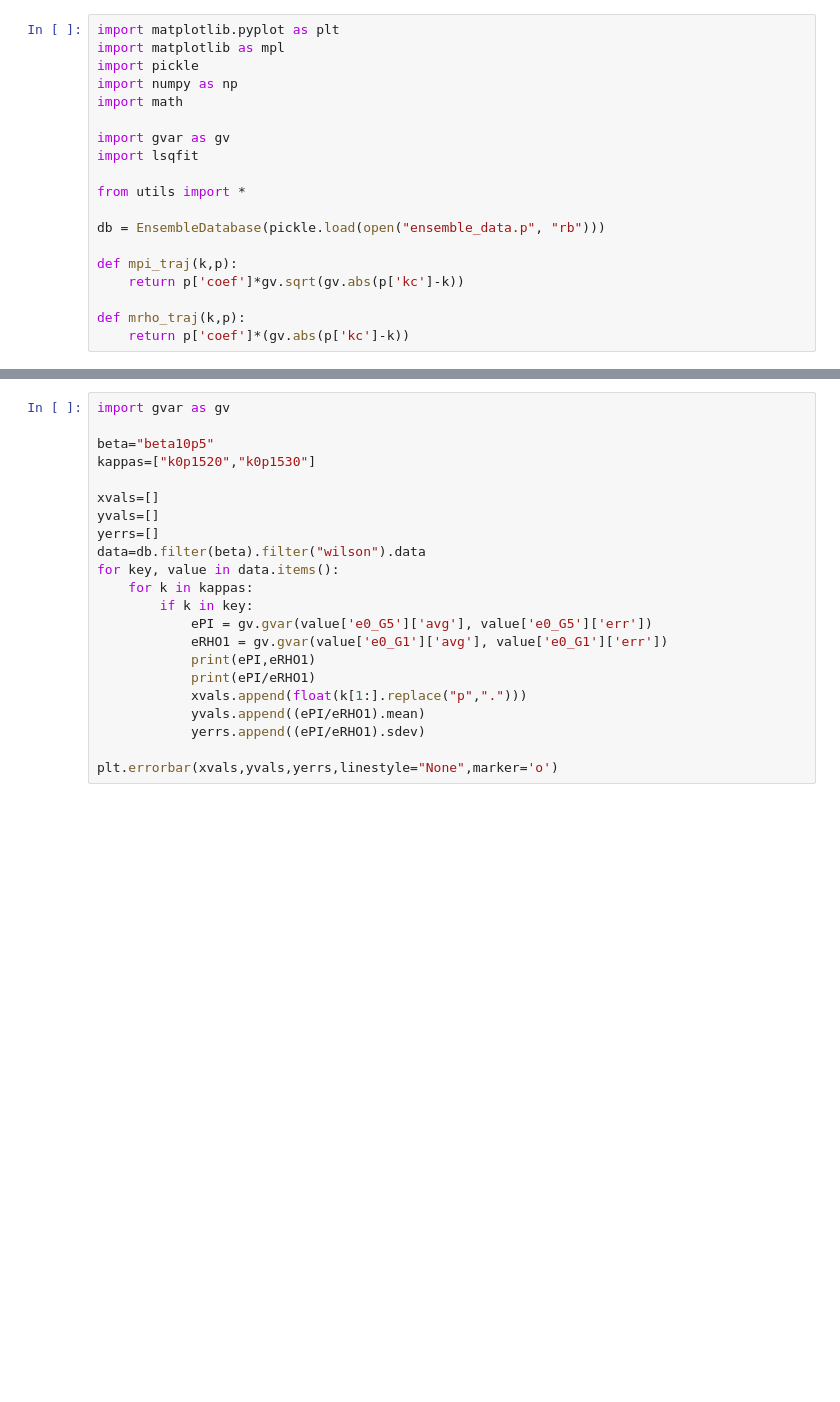
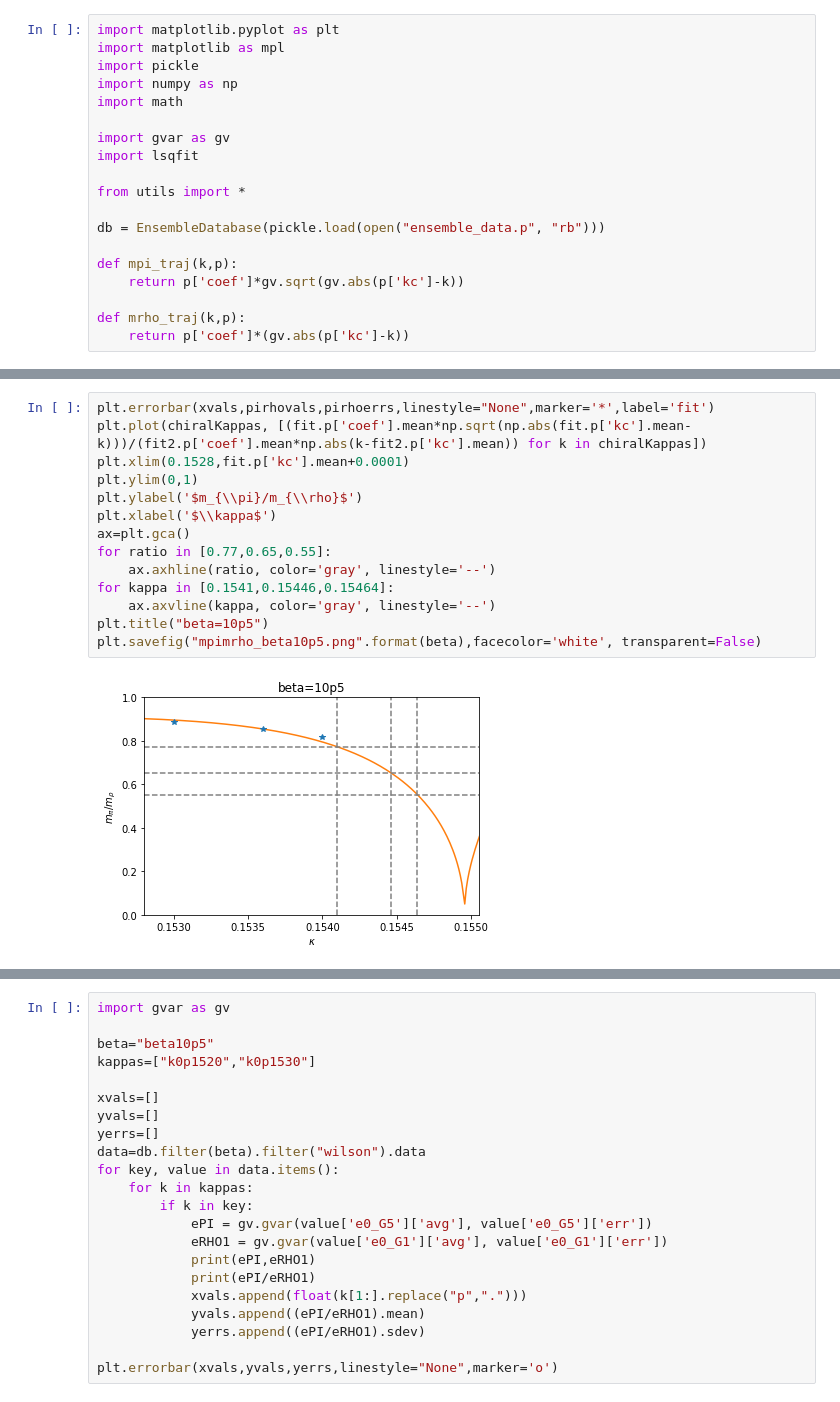
Before and after one commit to chrisculver/su4_hmc_analysis, a Jupyter notebook: EnsembleTrajectory/plotting.ipynb, the cells around one changed output, grey strips where cells are left out. Drawn from its saved outputs; the diff is of its cells as text; blank space fills up the shorter version.

```diff
--- a/EnsembleTrajectory/plotting.ipynb
+++ b/EnsembleTrajectory/plotting.ipynb
@@ -95,3 +96,19 @@ k=k0p1536, pi=0.31389(54) rho=0.3683(10) pi/rho=0.8523(28)
+# %%
+plt.errorbar(xvals,pirhovals,pirhoerrs,linestyle="None",marker='*',label='fit')
+plt.plot(chiralKappas, [(fit.p['coef'].mean*np.sqrt(np.abs(fit.p['kc'].mean-k)))/(fit2.p['coef'].mean*np.abs(k-fit2.p['kc'].mean)) for k in chiralKappas])
+plt.xlim(0.1528,fit.p['kc'].mean+0.0001)
+plt.ylim(0,1)
+plt.ylabel('$m_{\\pi}/m_{\\rho}$')
+plt.xlabel('$\\kappa$')
+ax=plt.gca()
+for ratio in [0.77,0.65,0.55]:
+    ax.axhline(ratio, color='gray', linestyle='--')
+for kappa in [0.1541,0.15446,0.15464]:
+    ax.axvline(kappa, color='gray', linestyle='--')
+plt.title("beta=10p5")
+plt.savefig("mpimrho_beta10p5.png".format(beta),facecolor='white', transparent=False)
+# %% [output]
+[figure, added]
 # %%
 beta="beta11p0"
 efm_trajectory(db, beta, "wilson", "efm_G5[t=20]", "efm_G1[t=20]")
```
Also changed, not shown: parts of 3 cells of this notebook, 4 other files.
